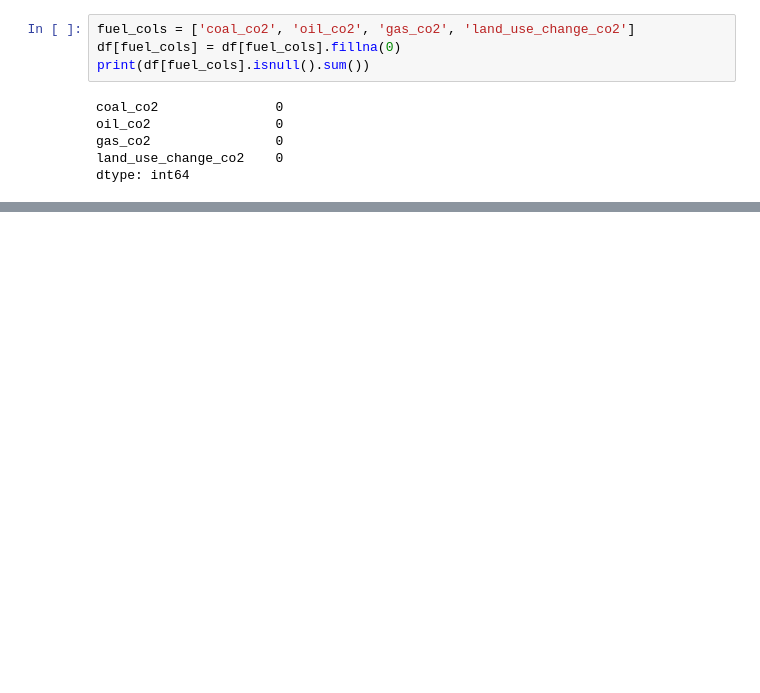
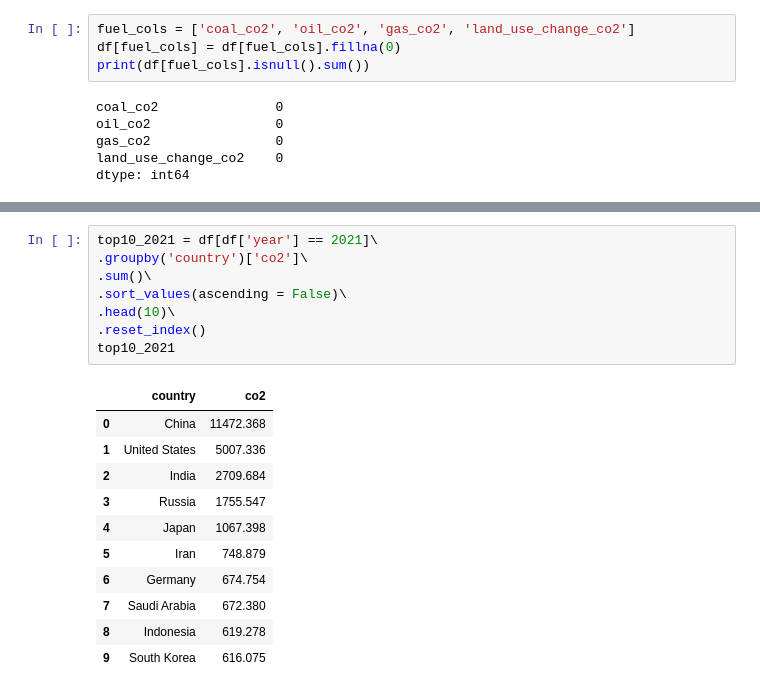
Before and after one commit to Bellevkey22/Global-CO2-Emissions-Risk-Analysis, a Jupyter notebook: co2_exploration.ipynb, the cells around one changed output, grey strips where cells are left out. Cells and saved outputs as stored; diff of their text form; blank space fills up the shorter version.

```diff
--- a/co2_exploration.ipynb
+++ b/co2_exploration.ipynb
@@ -156,0 +262,20 @@ dtype: int64
+# %%
+top10_2021 = df[df['year'] == 2021]\
+.groupby('country')['co2']\
+.sum()\
+.sort_values(ascending = False)\
+.head(10)\
+.reset_index()
+top10_2021
+# %% [output]
+|  | country | co2 |
+| 0 | China | 11472.368 |
+| 1 | United States | 5007.336 |
+| 2 | India | 2709.684 |
+| 3 | Russia | 1755.547 |
+| 4 | Japan | 1067.398 |
+| 5 | Iran | 748.879 |
+| 6 | Germany | 674.754 |
+| 7 | Saudi Arabia | 672.380 |
+| 8 | Indonesia | 619.278 |
+| 9 | South Korea | 616.075 |
```
Also changed, not shown: parts of 9 cells of this notebook.
